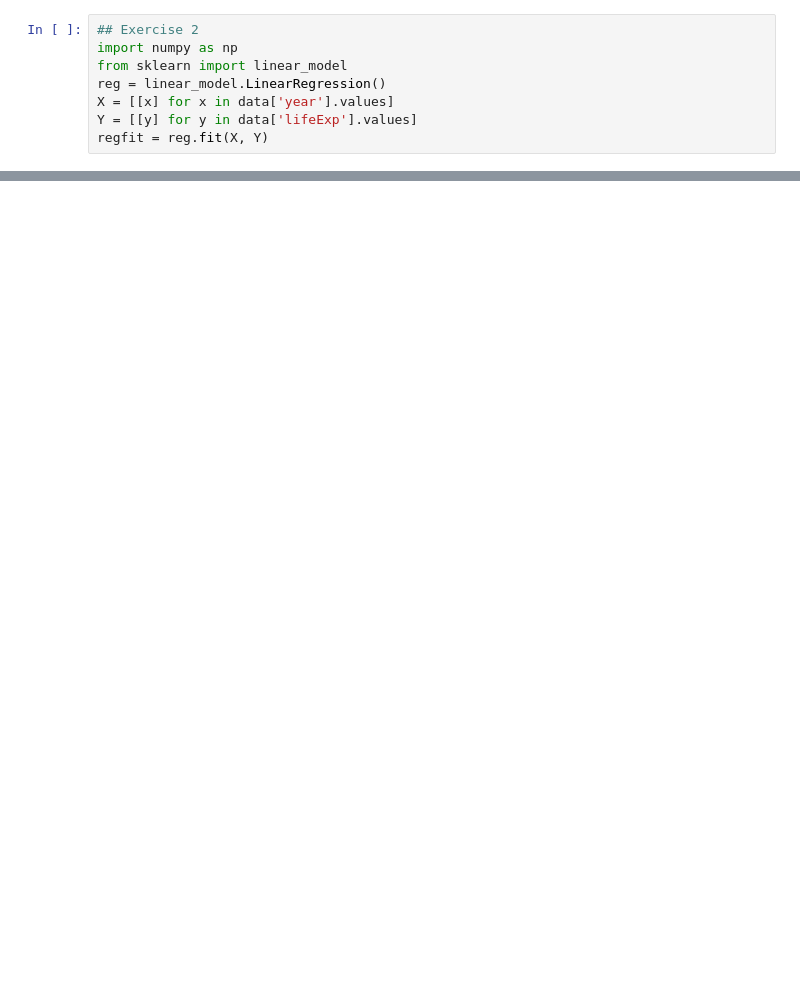
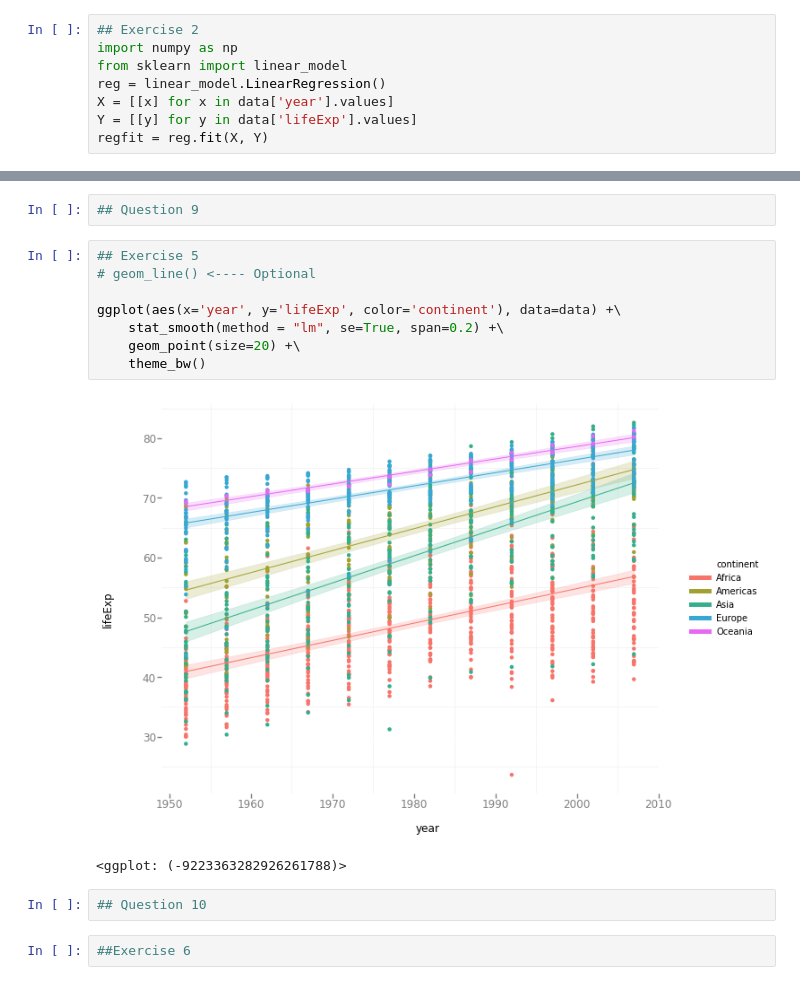
Before and after one commit to mhipona/cmsc320-mhipona, a Jupyter notebook: project3/project3.ipynb, the cells around one changed output, grey strips where cells are left out. Drawn from its saved outputs; the diff is of its cells as text; blank space fills up the shorter version.

```diff
--- a/project3/project3.ipynb
+++ b/project3/project3.ipynb
@@ -78,0 +80,17 @@ data
+# %%
+## Question 9
+# %%
+## Exercise 5
+# geom_line() <---- Optional
+
+ggplot(aes(x='year', y='lifeExp', color='continent'), data=data) +\
+    stat_smooth(method = "lm", se=True, span=0.2) +\
+    geom_point(size=20) +\
+    theme_bw()
+# %% [output]
+[figure, added]
+<ggplot: (-9223363282926261788)>
+# %%
+## Question 10
+# %%
+##Exercise 6
```
Also changed, not shown: parts of 7 cells of this notebook.
